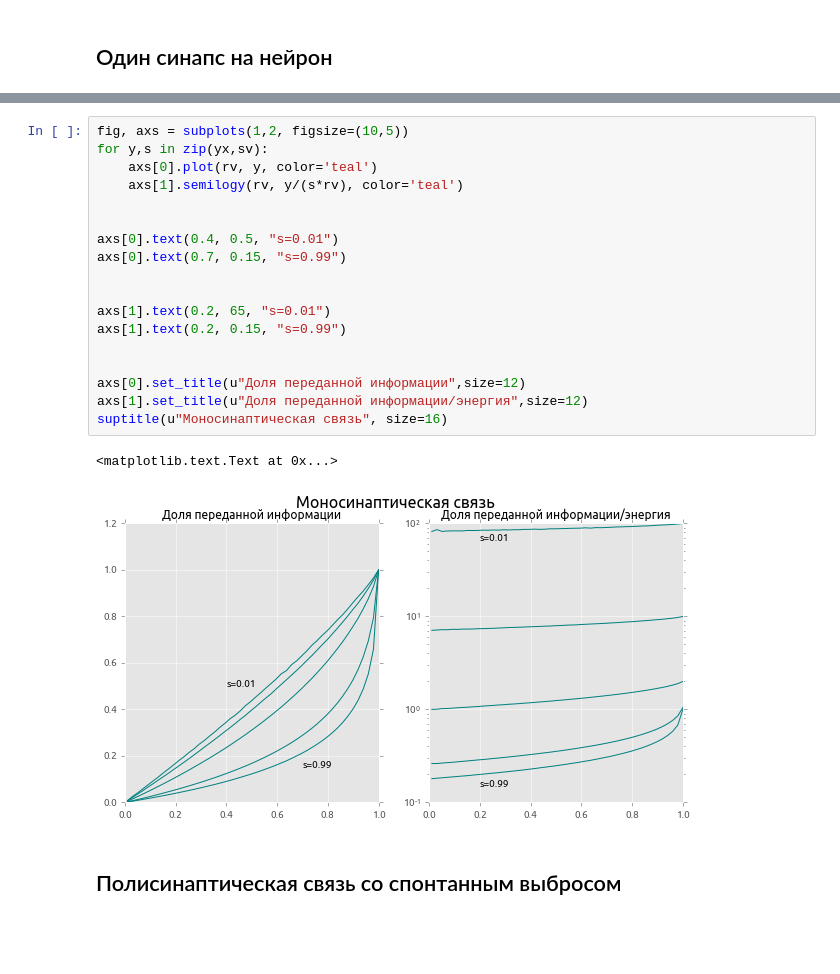
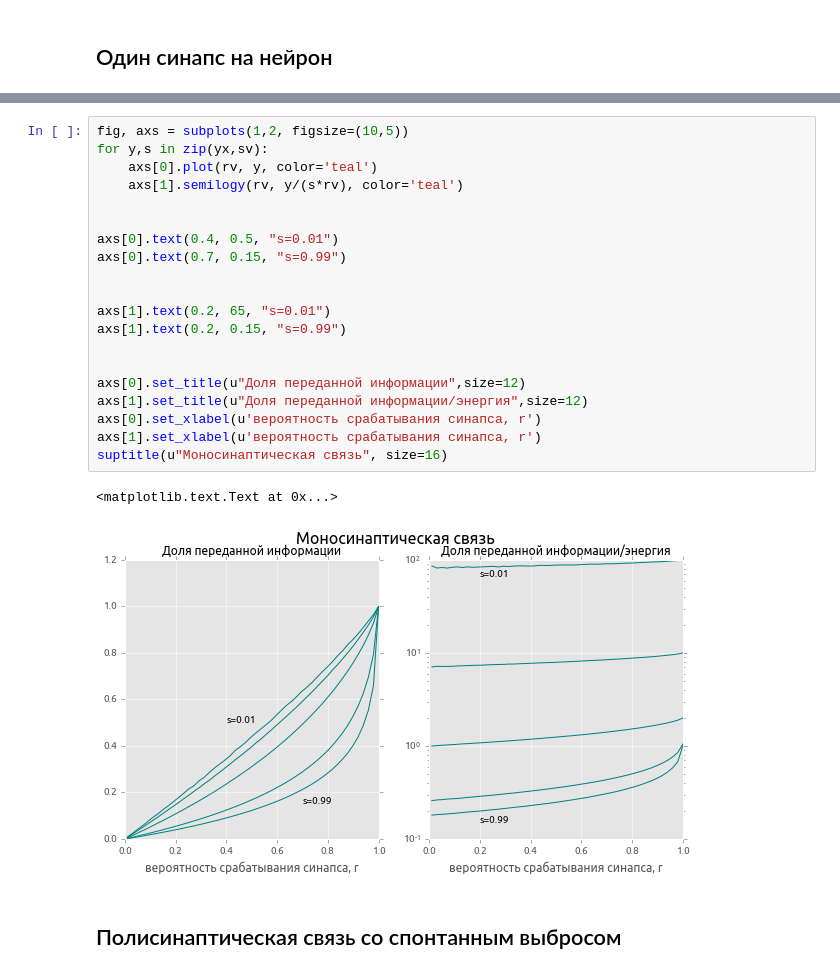
Before and after one commit to abrazhe/nbpc, a Jupyter notebook: SynapticFailures.ipynb, the cells around one changed output, grey strips where cells are left out. Cells and saved outputs as stored; diff of their text form; blank space fills up the shorter version.

Commit message:
more text in plots

```diff
--- a/SynapticFailures.ipynb
+++ b/SynapticFailures.ipynb
@@ -60,24 +60,26 @@ Wall time: 22.6 s
 # %%
 fig, axs = subplots(1,2, figsize=(10,5))
 for y,s in zip(yx,sv):
     axs[0].plot(rv, y, color='teal')
     axs[1].semilogy(rv, y/(s*rv), color='teal')
 
 
 axs[0].text(0.4, 0.5, "s=0.01")
 axs[0].text(0.7, 0.15, "s=0.99")
 
 
 axs[1].text(0.2, 65, "s=0.01")
 axs[1].text(0.2, 0.15, "s=0.99")
 
 
 axs[0].set_title(u"Доля переданной информации",size=12)
 axs[1].set_title(u"Доля переданной информации/энергия",size=12)
+axs[0].set_xlabel(u'вероятность срабатывания синапса, r')
+axs[1].set_xlabel(u'вероятность срабатывания синапса, r')
 suptitle(u"Моносинаптическая связь", size=16)
 # %% [output]
 <matplotlib.text.Text at 0x...>
-[figure, old version]
+[figure, new version]
 # %% [markdown]
 ## Полисинаптическая связь со спонтанным выбросом
 # %%
```
Also changed, not shown: parts of 6 cells of this notebook.
